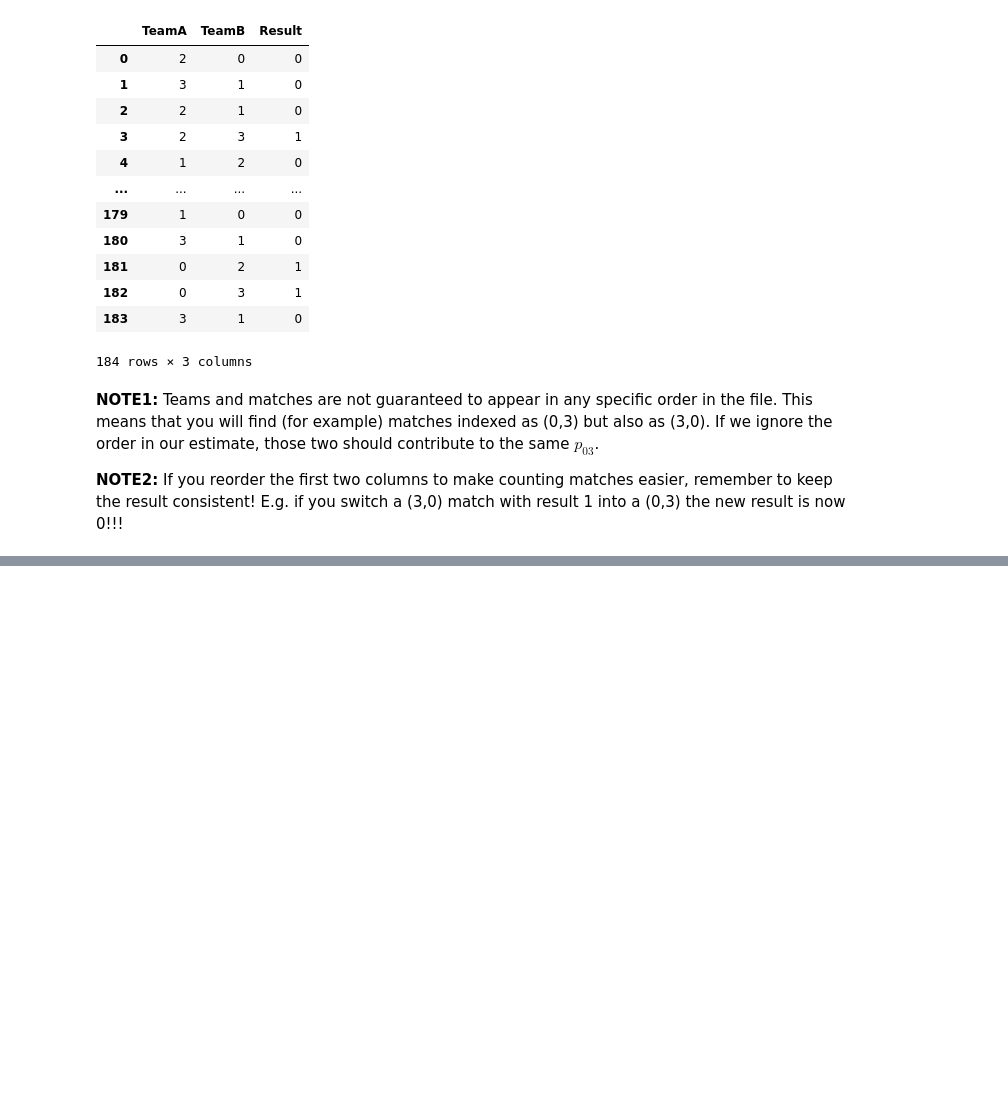
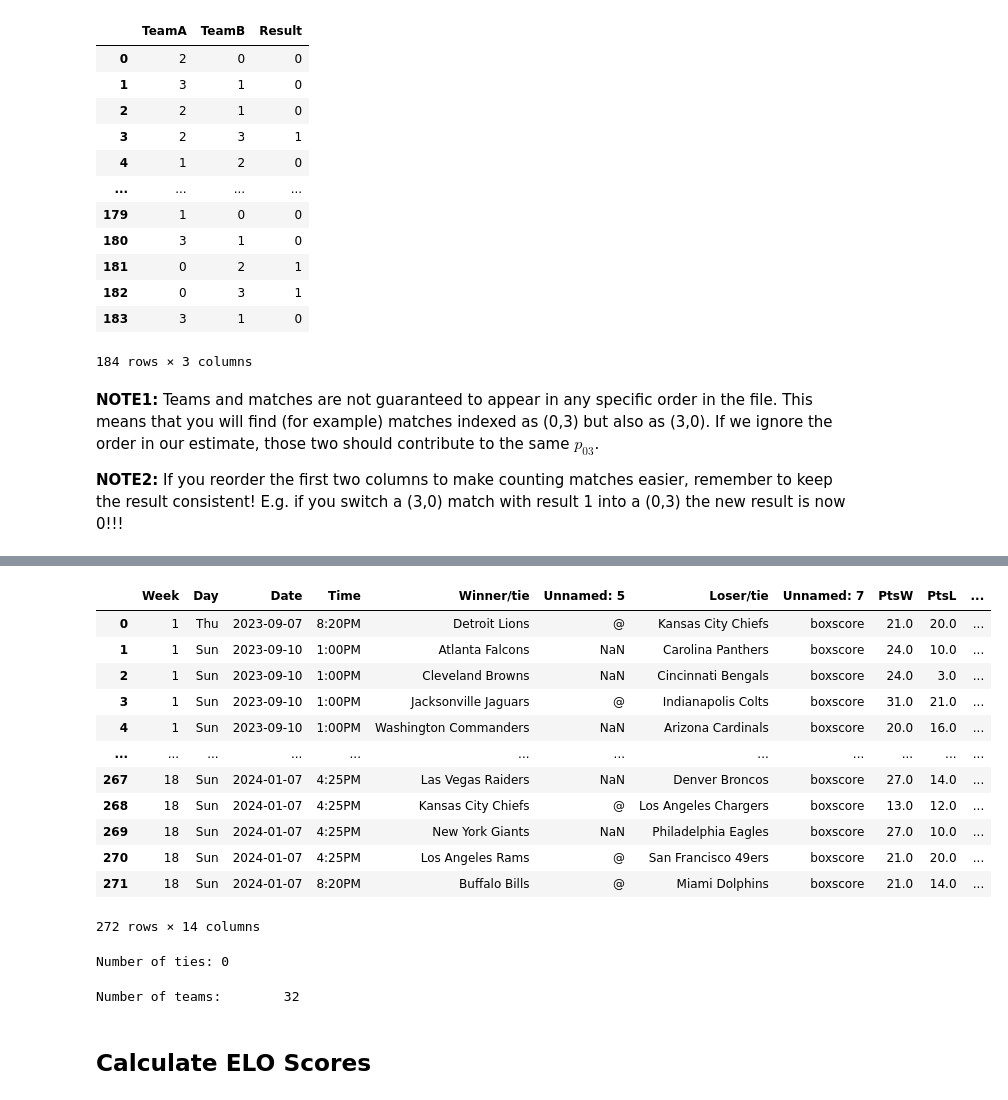
Before and after one commit to fmottes/Harvard-AM115-2024, a Jupyter notebook: [AM115 2024] Lecture 4 - Simulating Tournaments.ipynb, the cells around one changed output, grey strips where cells are left out. Drawn from its saved outputs; the diff is of its cells as text; code cells hidden in the pictures; blank space fills up the shorter version.

Commit message:
Update with NFL ELO ratings from data

```diff
--- a/[AM115 2024] Lecture 4 - Simulating Tournaments.ipynb
+++ b/[AM115 2024] Lecture 4 - Simulating Tournaments.ipynb
@@ -297,0 +393,4 @@ tournament_history
+# %%
+!git clone https://github.com/fmottes/Harvard-AM115-2024.git
+
+DATA_PATH = 'Harvard-AM115-2024/Data/'
@@ -297,0 +405,40 @@ tournament_history
+# %%
+import pandas as pd
+
+#homework file with data
+with open(DATA_PATH+'L04-NFL2023.csv', 'r') as fh:
+    nfl_games = pd.read_csv(fh)
+
+#consider only regular season (18 weeks)
+nfl_games = nfl_games[:272]
+# %%
+nfl_games
+# %% [output]
+|  | Week | Day | Date | Time | Winner/tie | Unnamed: 5 | Loser/tie | Unnamed: 7 | PtsW | PtsL | ... |
+| 0 | 1 | Thu | 2023-09-07 | 8:20PM | Detroit Lions | @ | Kansas City Chiefs | boxscore | 21.0 | 20.0 | ... |
+| 1 | 1 | Sun | 2023-09-10 | 1:00PM | Atlanta Falcons | NaN | Carolina Panthers | boxscore | 24.0 | 10.0 | ... |
+| 2 | 1 | Sun | 2023-09-10 | 1:00PM | Cleveland Browns | NaN | Cincinnati Bengals | boxscore | 24.0 | 3.0 | ... |
+| 3 | 1 | Sun | 2023-09-10 | 1:00PM | Jacksonville Jaguars | @ | Indianapolis Colts | boxscore | 31.0 | 21.0 | ... |
+| 4 | 1 | Sun | 2023-09-10 | 1:00PM | Washington Commanders | NaN | Arizona Cardinals | boxscore | 20.0 | 16.0 | ... |
+| ... | ... | ... | ... | ... | ... | ... | ... | ... | ... | ... | ... |
+| 267 | 18 | Sun | 2024-01-07 | 4:25PM | Las Vegas Raiders | NaN | Denver Broncos | boxscore | 27.0 | 14.0 | ... |
+| 268 | 18 | Sun | 2024-01-07 | 4:25PM | Kansas City Chiefs | @ | Los Angeles Chargers | boxscore | 13.0 | 12.0 | ... |
+| 269 | 18 | Sun | 2024-01-07 | 4:25PM | New York Giants | NaN | Philadelphia Eagles | boxscore | 27.0 | 10.0 | ... |
+| 270 | 18 | Sun | 2024-01-07 | 4:25PM | Los Angeles Rams | @ | San Francisco 49ers | boxscore | 21.0 | 20.0 | ... |
+| 271 | 18 | Sun | 2024-01-07 | 8:20PM | Buffalo Bills | @ | Miami Dolphins | boxscore | 21.0 | 14.0 | ... |
+272 rows × 14 columns
+# %%
+#check no match ended in tie
+n_ties = (nfl_games['PtsW']-nfl_games['PtsL'] == 0).sum()
+
+print(f'Number of ties:\t{n_ties}')
+# %% [output]
+Number of ties: 0
+# %%
+teams = set(nfl_games['Winner/tie'].unique()) | set(nfl_games['Loser/tie'].unique())
+
+print(f'Number of teams:\t{len(teams)}')
+# %% [output]
+Number of teams:        32
+# %% [markdown]
+## Calculate ELO Scores
```
Also changed, not shown: parts of 25 cells of this notebook.
